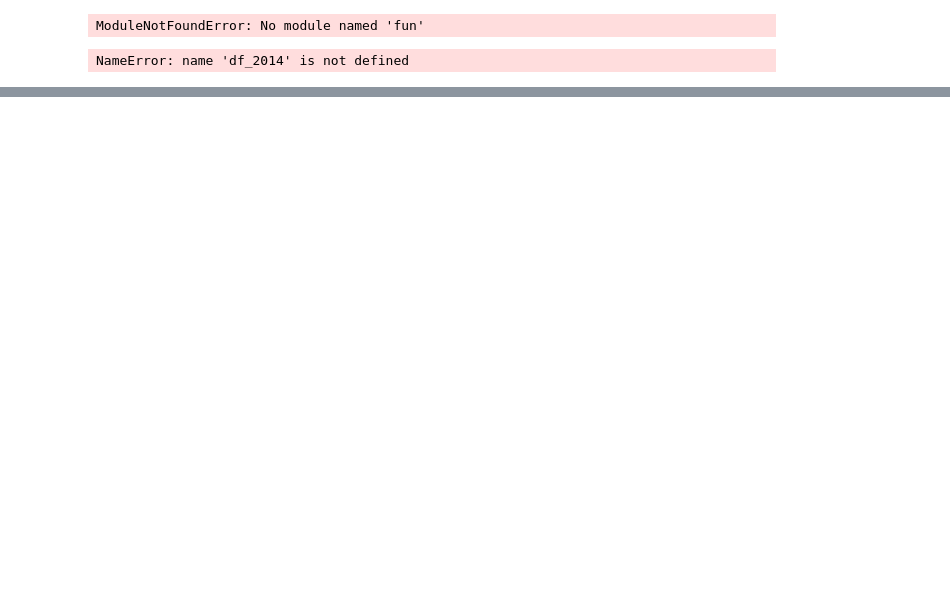
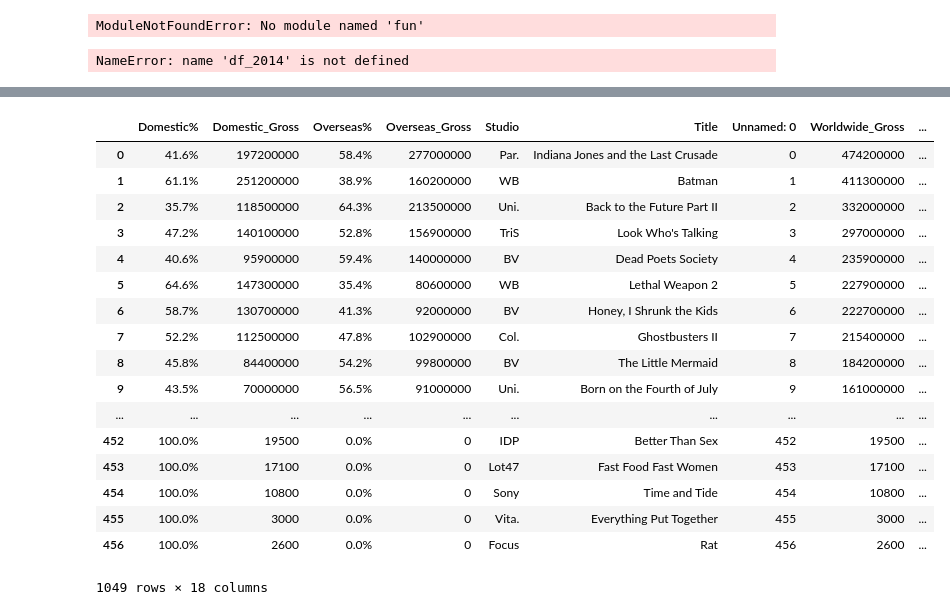
Before and after one commit to codekorn/mod_1_movies, a Jupyter notebook: menachi.ipynb, the cells around one changed output, grey strips where cells are left out. Drawn from its saved outputs; the diff is of its cells as text; code cells hidden in the pictures; blank space fills up the shorter version.

```diff
--- a/menachi.ipynb
+++ b/menachi.ipynb
@@ -15,0 +18,6 @@ NameError: name 'df_2014' is not defined
+# %%
+df1 = pd.read_csv('df2000-01')
+# %%
+df = pd.read_csv('df89-99')
+# %%
+df = df.append(df1)
@@ -15,0 +32,21 @@ NameError: name 'df_2014' is not defined
+# %%
+df
+# %% [output]
+|  | Domestic% | Domestic_Gross | Overseas% | Overseas_Gross | Studio | Title | Unnamed: 0 | Worldwide_Gross | ... |
+| 0 | 41.6% | 197200000 | 58.4% | 277000000 | Par. | Indiana Jones and the Last Crusade | 0 | 474200000 | ... |
+| 1 | 61.1% | 251200000 | 38.9% | 160200000 | WB | Batman | 1 | 411300000 | ... |
+| 2 | 35.7% | 118500000 | 64.3% | 213500000 | Uni. | Back to the Future Part II | 2 | 332000000 | ... |
+| 3 | 47.2% | 140100000 | 52.8% | 156900000 | TriS | Look Who's Talking | 3 | 297000000 | ... |
+| 4 | 40.6% | 95900000 | 59.4% | 140000000 | BV | Dead Poets Society | 4 | 235900000 | ... |
+| 5 | 64.6% | 147300000 | 35.4% | 80600000 | WB | Lethal Weapon 2 | 5 | 227900000 | ... |
+| 6 | 58.7% | 130700000 | 41.3% | 92000000 | BV | Honey, I Shrunk the Kids | 6 | 222700000 | ... |
+| 7 | 52.2% | 112500000 | 47.8% | 102900000 | Col. | Ghostbusters II | 7 | 215400000 | ... |
+| 8 | 45.8% | 84400000 | 54.2% | 99800000 | BV | The Little Mermaid | 8 | 184200000 | ... |
+| 9 | 43.5% | 70000000 | 56.5% | 91000000 | Uni. | Born on the Fourth of July | 9 | 161000000 | ... |
+| ... | ... | ... | ... | ... | ... | ... | ... | ... | ... |
+| 452 | 100.0% | 19500 | 0.0% | 0 | IDP | Better Than Sex | 452 | 19500 | ... |
+| 453 | 100.0% | 17100 | 0.0% | 0 | Lot47 | Fast Food Fast Women | 453 | 17100 | ... |
+| 454 | 100.0% | 10800 | 0.0% | 0 | Sony | Time and Tide | 454 | 10800 | ... |
+| 455 | 100.0% | 3000 | 0.0% | 0 | Vita. | Everything Put Together | 455 | 3000 | ... |
+| 456 | 100.0% | 2600 | 0.0% | 0 | Focus | Rat | 456 | 2600 | ... |
+1049 rows × 18 columns
```
Also changed, not shown: parts of 4 cells of this notebook, 17 other files.
